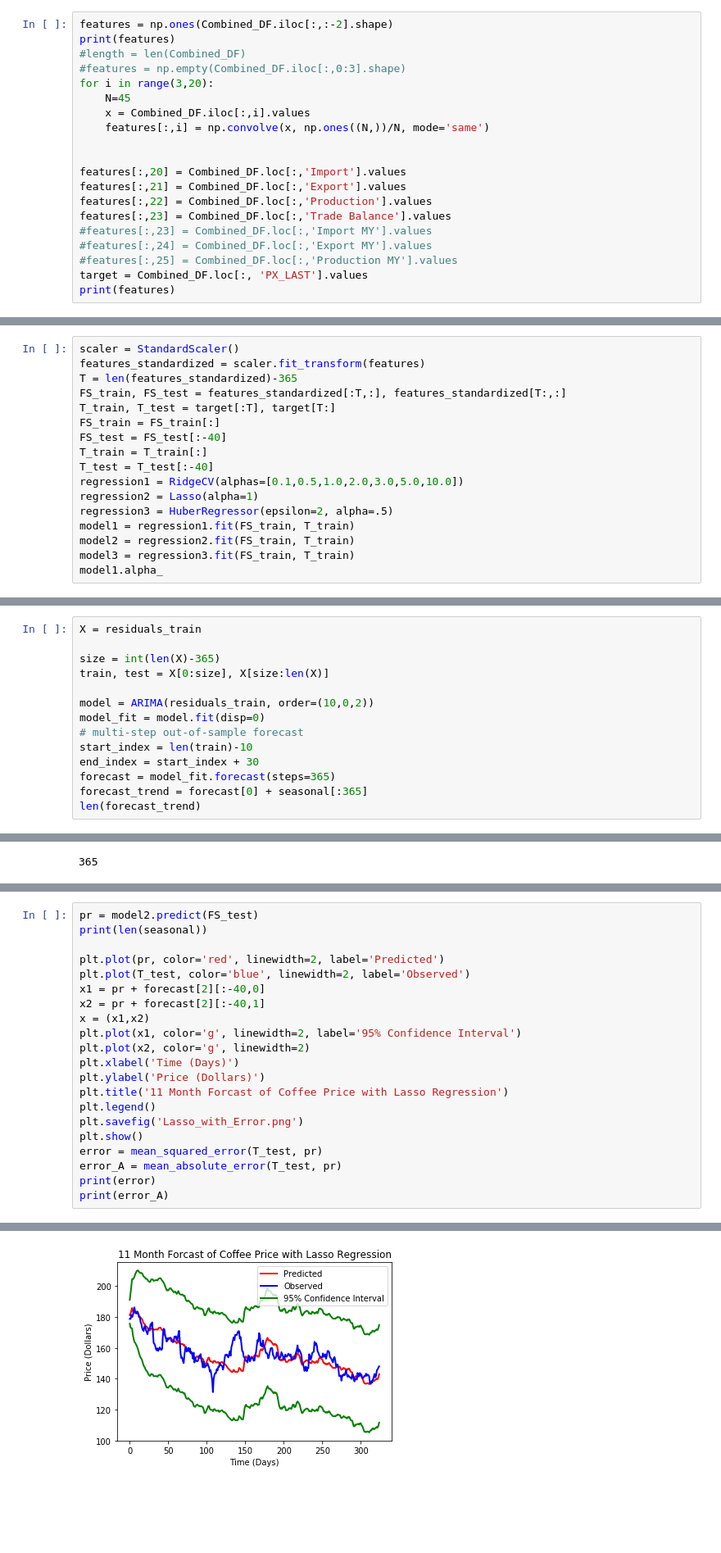
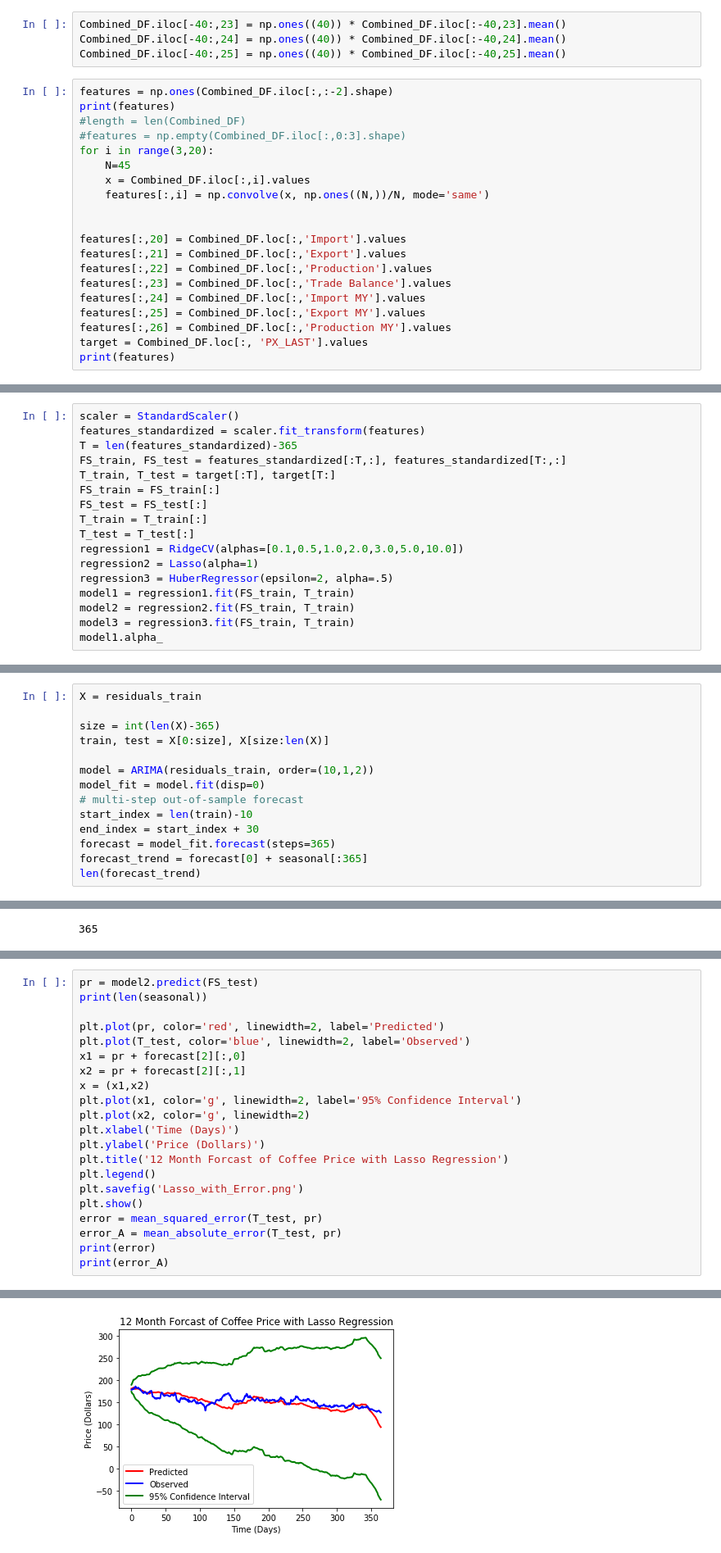
Before and after one commit to jgroth1/Project_1_Coffee_Price_Predictors, a Jupyter notebook: Analysis/Regression_Analysis.ipynb, the cells around one changed output, grey strips where cells are left out. Shown at 82% size. Cells and saved outputs as stored; diff of their text form; blank space fills up the shorter version.

```diff
--- a/Analysis/Regression_Analysis.ipynb
+++ b/Analysis/Regression_Analysis.ipynb
@@ -471,6 +449,10 @@ for column in columns:
 [figure]
 [figure]
 ... (17 outputs left out)
+# %%
+Combined_DF.iloc[-40:,23] = np.ones((40)) * Combined_DF.iloc[:-40,23].mean()
+Combined_DF.iloc[-40:,24] = np.ones((40)) * Combined_DF.iloc[:-40,24].mean()
+Combined_DF.iloc[-40:,25] = np.ones((40)) * Combined_DF.iloc[:-40,25].mean()
 # %%
 features = np.ones(Combined_DF.iloc[:,:-2].shape)
 print(features)
@@ -486,9 +468,9 @@ features[:,20] = Combined_DF.loc[:,'Import'].values
 features[:,21] = Combined_DF.loc[:,'Export'].values
 features[:,22] = Combined_DF.loc[:,'Production'].values
 features[:,23] = Combined_DF.loc[:,'Trade Balance'].values
-#features[:,23] = Combined_DF.loc[:,'Import MY'].values
-#features[:,24] = Combined_DF.loc[:,'Export MY'].values
-#features[:,25] = Combined_DF.loc[:,'Production MY'].values
+features[:,24] = Combined_DF.loc[:,'Import MY'].values
+features[:,25] = Combined_DF.loc[:,'Export MY'].values
+features[:,26] = Combined_DF.loc[:,'Production MY'].values
 target = Combined_DF.loc[:, 'PX_LAST'].values
 print(features)
 # %% [output]
@@ -513,9 +501,9 @@ T = len(features_standardized)-365
 FS_train, FS_test = features_standardized[:T,:], features_standardized[T:,:]
 T_train, T_test = target[:T], target[T:]
 FS_train = FS_train[:]
-FS_test = FS_test[:-40]
+FS_test = FS_test[:]
 T_train = T_train[:]
-T_test = T_test[:-40]
+T_test = T_test[:]
 regression1 = RidgeCV(alphas=[0.1,0.5,1.0,2.0,3.0,5.0,10.0])
 regression2 = Lasso(alpha=1)
 regression3 = HuberRegressor(epsilon=2, alpha=.5)
@@ -709,7 +697,7 @@ X = residuals_train
 size = int(len(X)-365)
 train, test = X[0:size], X[size:len(X)]
 
-model = ARIMA(residuals_train, order=(10,0,2))
+model = ARIMA(residuals_train, order=(10,1,2))
 model_fit = model.fit(disp=0)
 # multi-step out-of-sample forecast
 start_index = len(train)-10
@@ -748,24 +736,24 @@ Test MSE: 899.982
 # %%
 pr = model2.predict(FS_test)
 print(len(seasonal))
 
 plt.plot(pr, color='red', linewidth=2, label='Predicted')
 plt.plot(T_test, color='blue', linewidth=2, label='Observed')
-x1 = pr + forecast[2][:-40,0]
-x2 = pr + forecast[2][:-40,1]
+x1 = pr + forecast[2][:,0]
+x2 = pr + forecast[2][:,1]
 x = (x1,x2)
 plt.plot(x1, color='g', linewidth=2, label='95% Confidence Interval')
 plt.plot(x2, color='g', linewidth=2)
 plt.xlabel('Time (Days)')
 plt.ylabel('Price (Dollars)')
-plt.title('11 Month Forcast of Coffee Price with Lasso Regression')
+plt.title('12 Month Forcast of Coffee Price with Lasso Regression')
 plt.legend()
 plt.savefig('Lasso_with_Error.png')
 plt.show()
 error = mean_squared_error(T_test, pr)
 error_A = mean_absolute_error(T_test, pr)
 print(error)
 print(error_A)
 # %% [output]
 886
-[figure, old version]
+[figure, new version]
```
Also changed, not shown: parts of 28 cells of this notebook, 6 other files.
